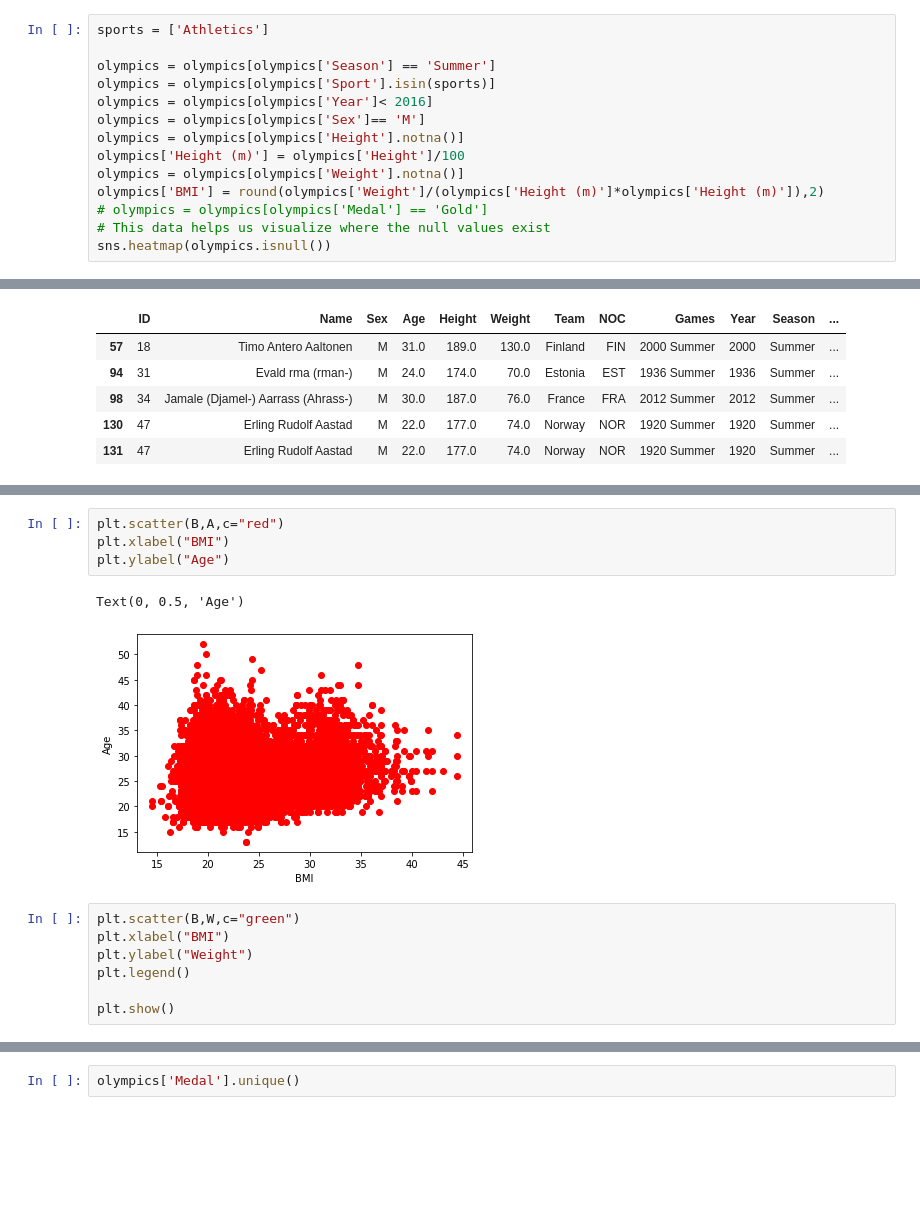
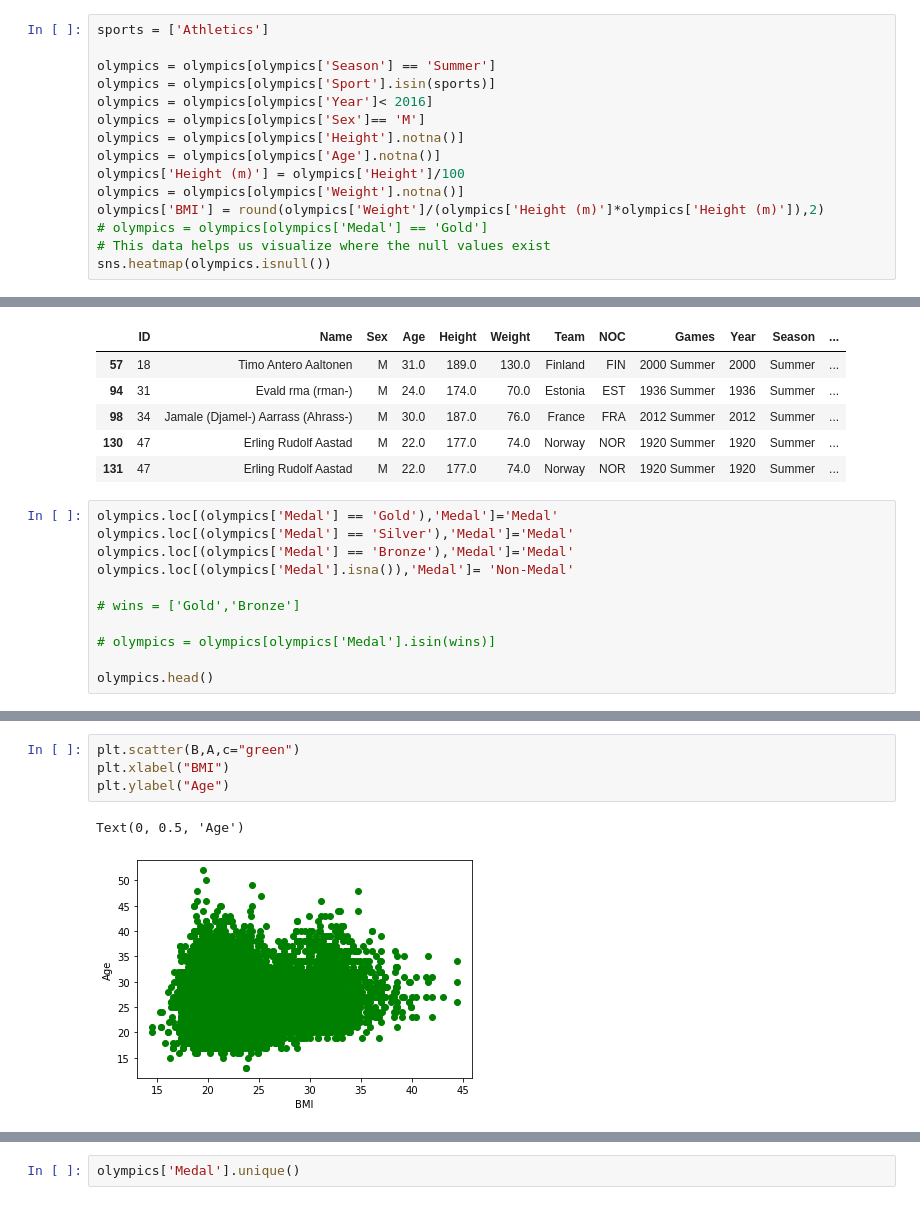
Before and after one commit to abejones26/2016_Olympic_Predictions, a Jupyter notebook: Olympic.ipynb, the cells around one changed output, grey strips where cells are left out. Drawn from its saved outputs; the diff is of its cells as text; blank space fills up the shorter version.

```diff
--- a/Olympic.ipynb
+++ b/Olympic.ipynb
@@ -41,6 +41,7 @@ olympics = olympics[olympics['Sport'].isin(sports)]
 olympics = olympics[olympics['Year']< 2016]
 olympics = olympics[olympics['Sex']== 'M']
 olympics = olympics[olympics['Height'].notna()]
+olympics = olympics[olympics['Age'].notna()]
 olympics['Height (m)'] = olympics['Height']/100
 olympics = olympics[olympics['Weight'].notna()]
 olympics['BMI'] = round(olympics['Weight']/(olympics['Height (m)']*olympics['Height (m)']),2)
@@ -60,3 +61,14 @@ olympics.head()
 | 98 | 34 | Jamale (Djamel-) Aarrass (Ahrass-) | M | 30.0 | 187.0 | 76.0 | France | FRA | 2012 Summer | 2012 | Summer | ... |
 | 130 | 47 | Erling Rudolf Aastad | M | 22.0 | 177.0 | 74.0 | Norway | NOR | 1920 Summer | 1920 | Summer | ... |
 | 131 | 47 | Erling Rudolf Aastad | M | 22.0 | 177.0 | 74.0 | Norway | NOR | 1920 Summer | 1920 | Summer | ... |
+# %%
+olympics.loc[(olympics['Medal'] == 'Gold'),'Medal']='Medal'
+olympics.loc[(olympics['Medal'] == 'Silver'),'Medal']='Medal'
+olympics.loc[(olympics['Medal'] == 'Bronze'),'Medal']='Medal'
+olympics.loc[(olympics['Medal'].isna()),'Medal']= 'Non-Medal'
+
+# wins = ['Gold','Bronze']
+
+# olympics = olympics[olympics['Medal'].isin(wins)]
+
+olympics.head()
@@ -76,17 +123,10 @@ Text(0, 0.5, 'Weight')
 # %%
-plt.scatter(B,A,c="red")
+plt.scatter(B,A,c="green")
 plt.xlabel("BMI")
 plt.ylabel("Age")
 # %% [output]
 Text(0, 0.5, 'Age')
-[figure, old version]
+[figure, new version]
-# %%
-plt.scatter(B,W,c="green")
-plt.xlabel("BMI")
-plt.ylabel("Weight")
-plt.legend()
-
-plt.show()
 # %%
 plt.scatter(B,M,c="purple")
 plt.xlabel("BMI")
```
Also changed, not shown: parts of 20 cells of this notebook.
